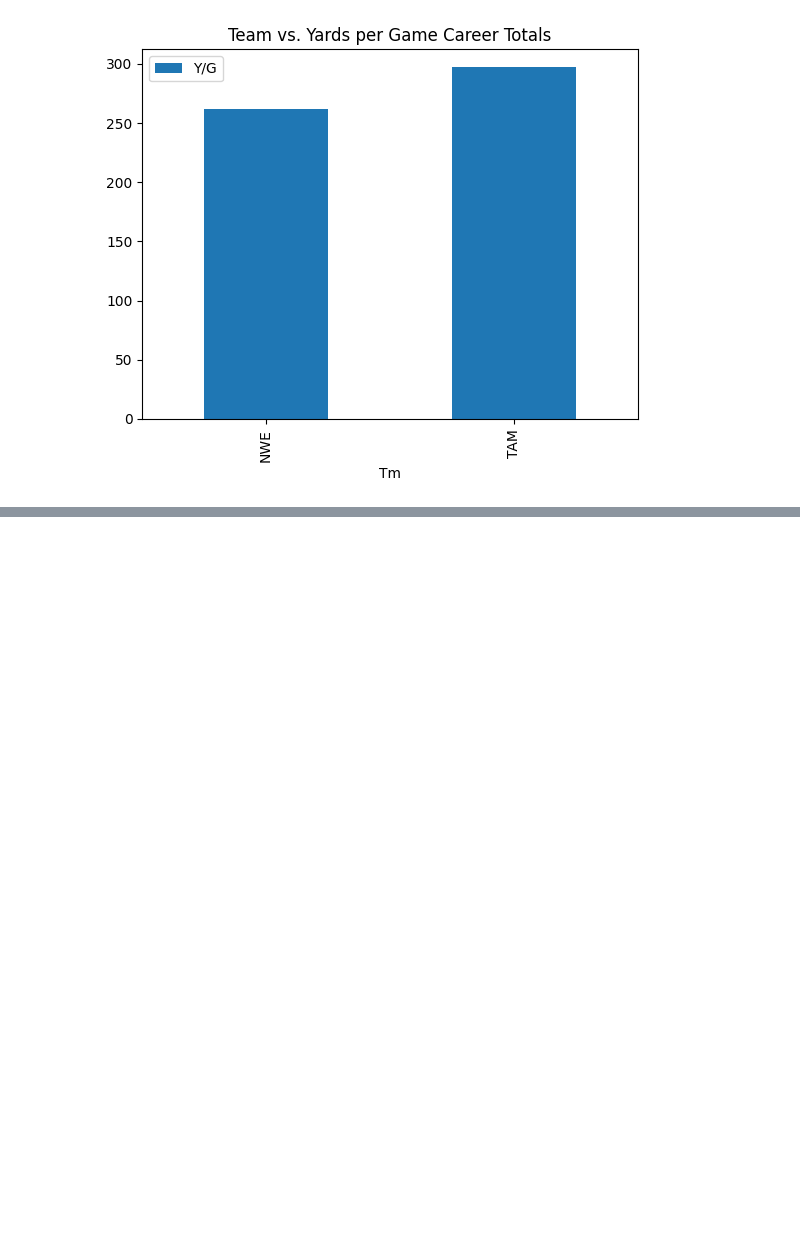
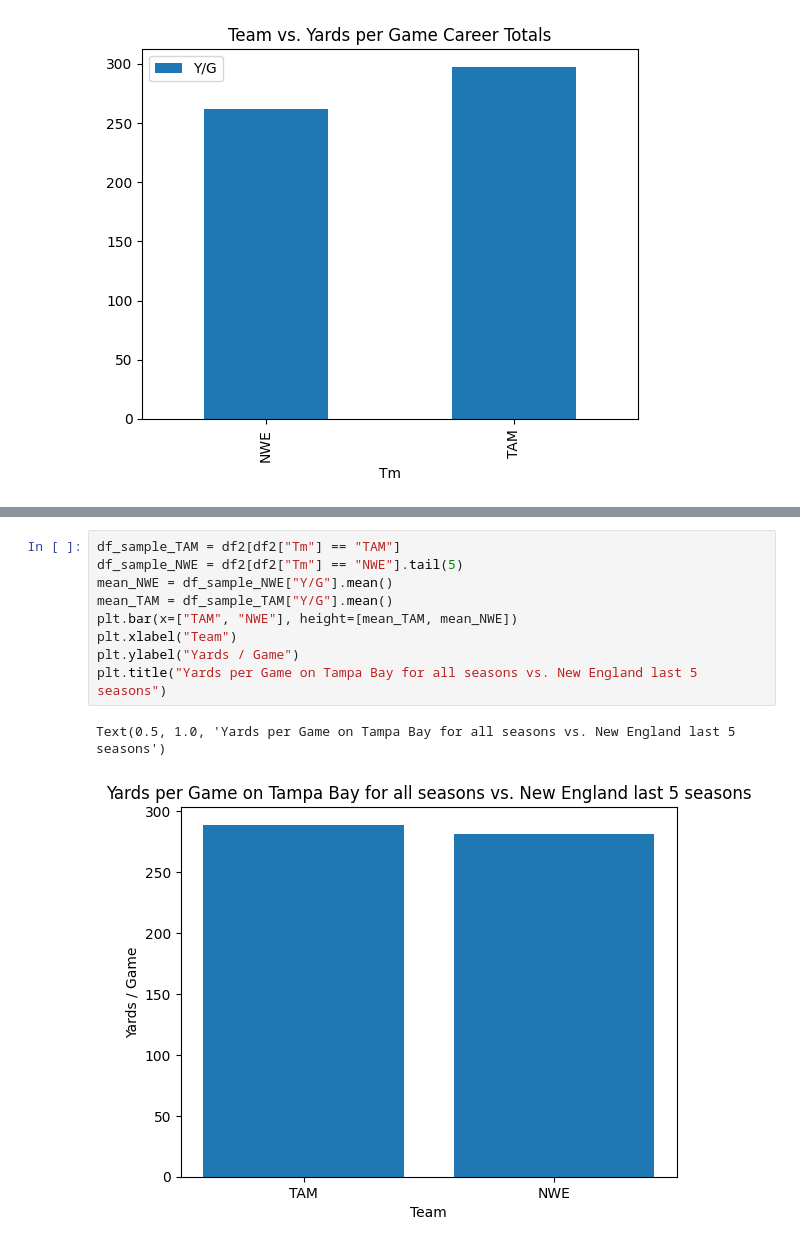
Before and after one commit to tandeUMICH/MDST_Tom_Brady, a Jupyter notebook: EDA.ipynb, the cells around one changed output, grey strips where cells are left out. Drawn from its saved outputs; the diff is of its cells as text; blank space fills up the shorter version.

```diff
--- a/EDA.ipynb
+++ b/EDA.ipynb
@@ -46,0 +100,12 @@ df2.plot.bar(x = "Year", y="Y/G", title="Year vs. Yards per Game", ylabel="Yards
+# %%
+df_sample_TAM = df2[df2["Tm"] == "TAM"]
+df_sample_NWE = df2[df2["Tm"] == "NWE"].tail(5)
+mean_NWE = df_sample_NWE["Y/G"].mean()
+mean_TAM = df_sample_TAM["Y/G"].mean()
+plt.bar(x=["TAM", "NWE"], height=[mean_TAM, mean_NWE])
+plt.xlabel("Team")
+plt.ylabel("Yards / Game")
+plt.title("Yards per Game on Tampa Bay for all seasons vs. New England last 5 seasons")
+# %% [output]
+Text(0.5, 1.0, 'Yards per Game on Tampa Bay for all seasons vs. New England last 5 seasons')
+[figure, added]
```
Also changed, not shown: parts of 11 cells of this notebook, 3 other files.
